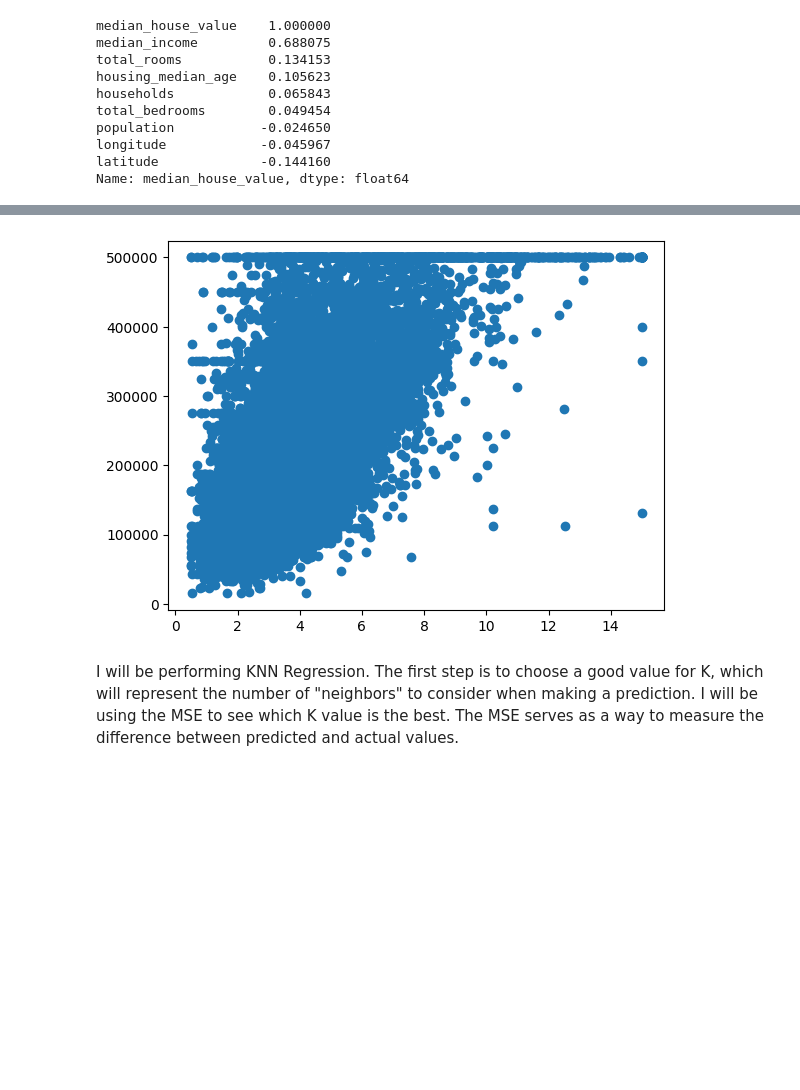
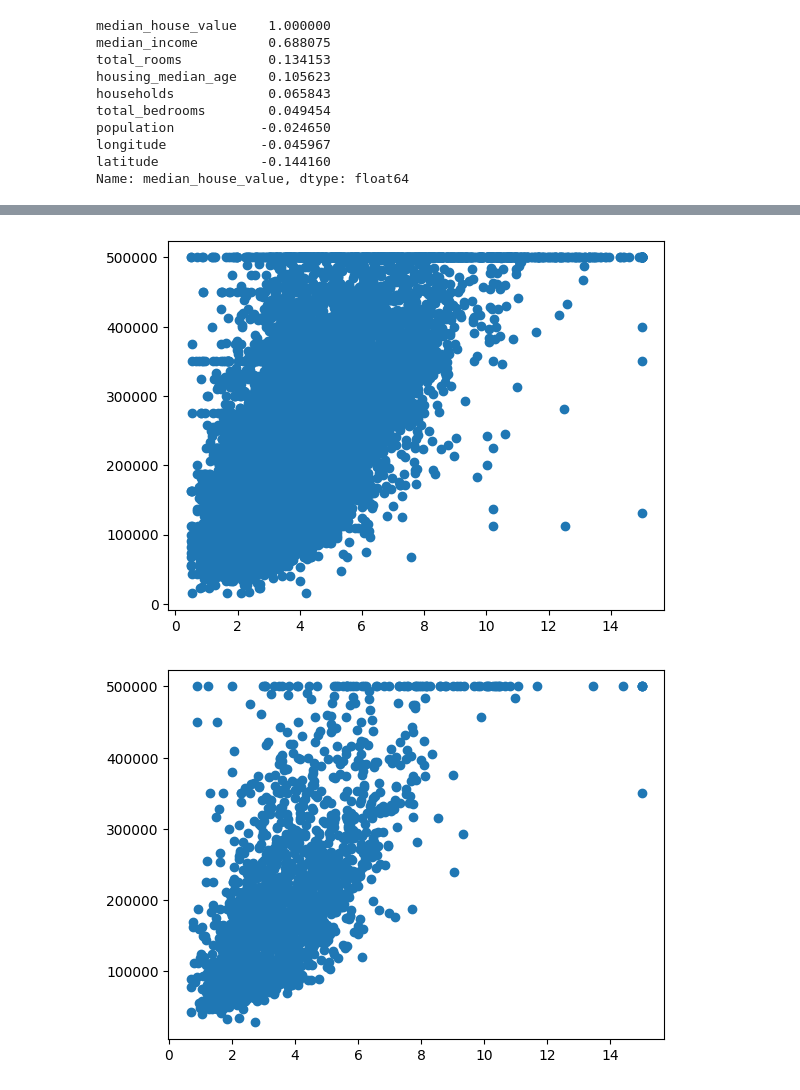
Before and after one commit to MattC04/KNN-modeling-on-CA-Housing, a Jupyter notebook: CaliforniaHousingPrice.ipynb, the cells around one changed output, grey strips where cells are left out. Saved outputs shown, nothing was run; the diff lists cells and outputs as text; code cells hidden in the pictures; blank space fills up the shorter version.

```diff
--- a/CaliforniaHousingPrice.ipynb
+++ b/CaliforniaHousingPrice.ipynb
@@ -170,14 +191,22 @@ To ensure reproducibility, we will be using a random_state.
 # %%
 #predictor (x) variable: I picked median_income because of its correlation coeficient
 x = df[['median_income']]
 
 #response (y) variable:
 y = df['median_house_value']
+
 plt.scatter(x,y)
 plt.show()
 
 x_train, x_test, y_train, y_test = train_test_split(x, y, test_size = 0.4, train_size = 0.6, random_state = 21)
+
+sample_size = 2000
+indices = random.sample(range(len(x_train)), sample_size)
+x_randomed = x_train.iloc[indices]
+y_randomed = y_train.iloc[indices]
+
+plt.scatter(x_randomed, y_randomed)
+plt.show()
 # %% [output]
 [figure]
+[figure, added]
-# %% [markdown]
-I will be performing KNN Regression. The first step is to choose a good value for K, which will represent the number of "neighbors" to consider when making a prediction. I will be using the MSE to see which K value is the best. The MSE serves as a way to measure the difference between predicted and actual values.
```
Also changed, not shown: parts of 30 cells of this notebook.
